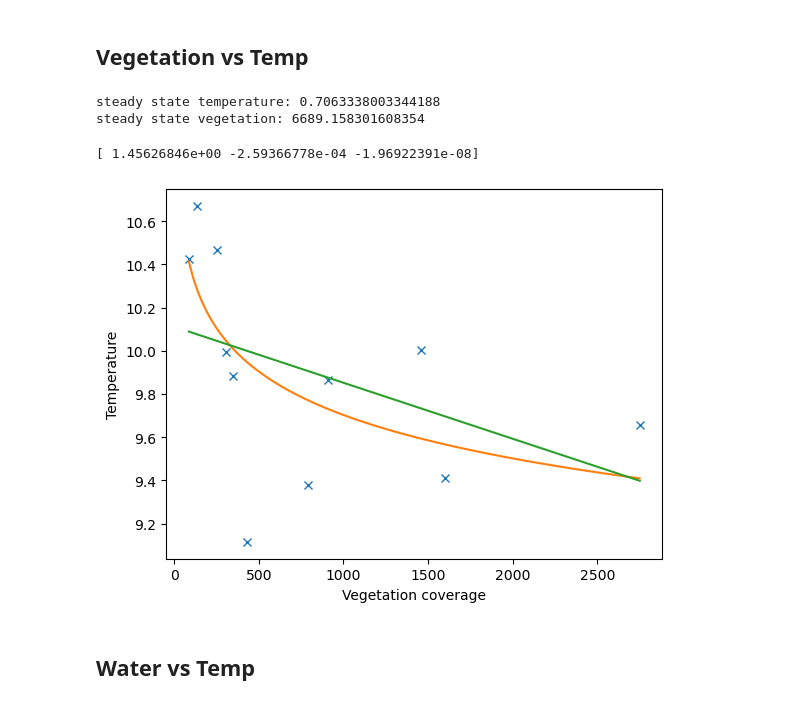
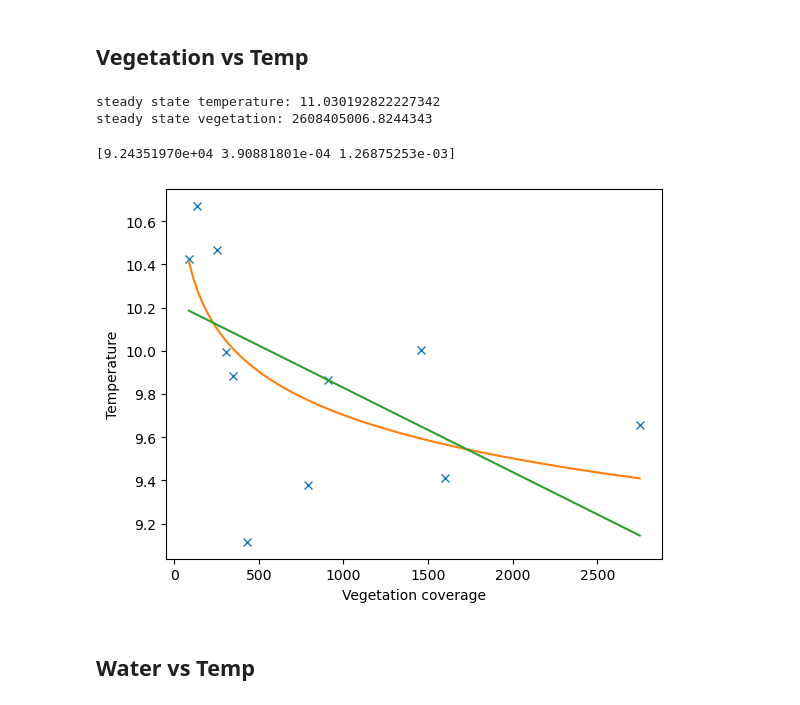
Before and after one commit to Max10-afk/comp_ecology, a Jupyter notebook: scripts/plotting.ipynb, the cells around one changed output. Saved outputs shown, nothing was run; the diff lists cells and outputs as text; code cells hidden in the pictures.

Commit message:
joined data

```diff
--- a/scripts/plotting.ipynb
+++ b/scripts/plotting.ipynb
@@ -41,40 +41,40 @@ data
 # Steady state prediction linear
 h, c, w = popt_linear
 s, p = popt_lin
-print("steady state temperature:", (c*p)/(c*s-h-1))
-print("steady state vegetation:", ((h+1) * p) / (- c*s+h+1))
+print("steady state temperature:", p/s)
+print("steady state vegetation:", (h*p) / (c*s))
 # %% [output]
-steady state temperature: 0.7063338003344188
-steady state vegetation: 6689.158301608354
+steady state temperature: 11.030192822227342
+steady state vegetation: 2608405006.8244343
 # %%
 # Function candidates
 def dt(V, h, a, b):
     T = data["T"].mean()
     W = data["W"].mean()
     return T + h * T + a * np.log(V) + b * np.log(W)
 
 def dt_linear(V, h, a, b):
     T = data["T"].mean()
     W = data["W"].mean()
-    return T + h * T + a * V + b * W
+    return h * T - a * V - b * W
 
 # Perform the curve fitting
 popt, pcov = curve_fit(dt, data["V"], data["T"])
-popt_linear, _ = curve_fit(dt_linear, data["V"], data["T"])
+popt_linear, _ = curve_fit(dt_linear, data["V"], data["T"],bounds=[[0,0,0],[100000,10000000,100000]],p0=[0,1,1])
 
 x_fit = np.linspace(min(data["V"]), max(data["V"]), 100)
 y_fit = dt(x_fit, *popt)
 y_linear = dt_linear(x_fit, *popt_linear)
 
 plt.plot(data["V"],data["T"],"x")
 plt.plot(x_fit,y_fit)
 plt.plot(x_fit,y_linear)
 plt.ylabel("Temperature")
 plt.xlabel("Vegetation coverage")
 print(popt_linear)
 # %% [output]
-[ 1.45626846e+00 -2.59366778e-04 -1.96922391e-08]
+[9.24351970e+04 3.90881801e-04 1.26875253e-03]
-[figure, old version]
+[figure, new version]
 # %% [markdown]
 ## Water vs Temp
 # %%
```
Also changed, not shown: parts of 1 cell of this notebook, 2 other files.
